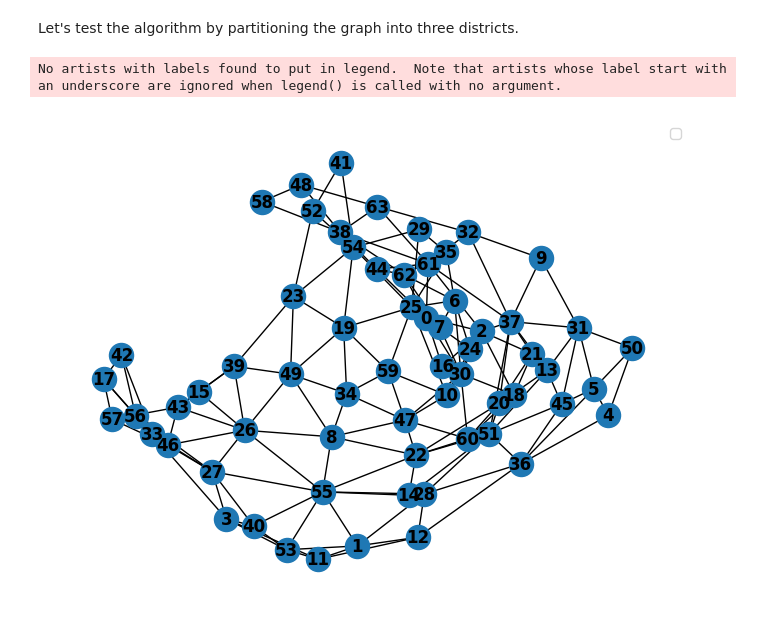
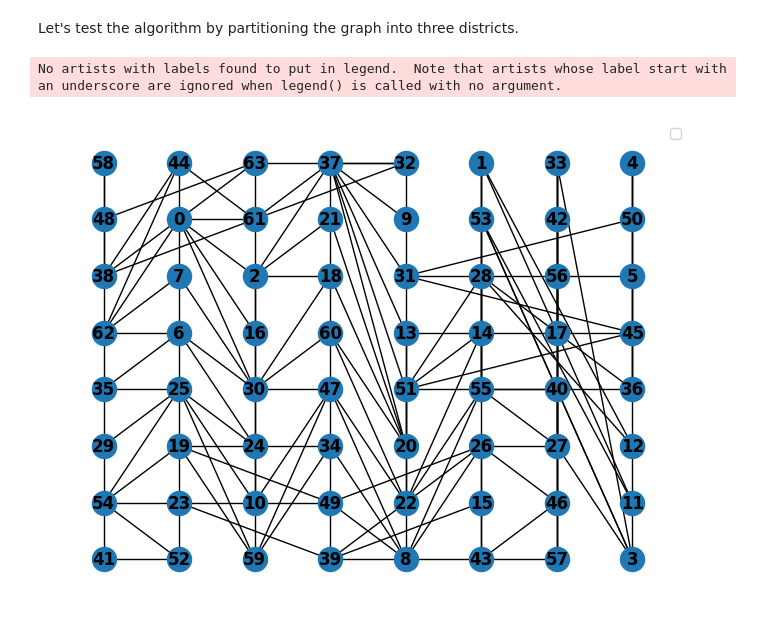
Before and after one commit to MitchellHarrison/markov-redistricting, a Jupyter notebook: scrape/ColoradoGraph.ipynb, the cells around one changed output. Cells and saved outputs as stored; diff of their text form; code cells hidden in the pictures.

Commit message:
square layout

```diff
--- a/scrape/ColoradoGraph.ipynb
+++ b/scrape/ColoradoGraph.ipynb
@@ -321,18 +321,25 @@ Let's test the algorithm by partitioning the graph into three districts.
 # subgraph1 = graph.subgraph(subgraph1_nodes)
 # subgraph2 = graph.subgraph(subgraph2_nodes)
 # subgraph3 = graph.subgraph(subgraph3_nodes)
+# %%
+layout = {41: (0, 0), 54: (0, 1), 29: (0, 2), 35: (0, 3), 62: (0, 4), 38: (0, 5), 48: (0, 6), 58: (0, 7),
+          52: (1, 0), 23: (1, 1), 19: (1, 2), 25: (1, 3), 6: (1, 4), 7: (1, 5), 0: (1, 6), 44: (1, 7),
+          59: (2, 0), 10: (2, 1), 24: (2, 2), 30: (2, 3), 16: (2, 4), 2: (2, 5), 61: (2, 6), 63: (2, 7),
+          39: (3, 0), 49: (3, 1), 34: (3, 2), 47: (3, 3), 60: (3, 4), 18: (3, 5), 21: (3, 6), 37: (3, 7),
+          8: (4, 0), 22: (4, 1), 20: (4, 2), 51: (4, 3), 13: (4, 4), 31: (4, 5), 9: (4, 6), 32: (4, 7),
+          43: (5, 0), 15: (5, 1), 26: (5, 2), 55: (5, 3), 14: (5, 4), 28: (5, 5), 53: (5, 6), 1: (5, 7),
+          57: (6, 0), 46: (6, 1), 27: (6, 2), 40: (6, 3), 17: (6, 4), 56: (6, 5), 42: (6, 6), 33: (6, 7),
+          3: (7, 0), 11: (7, 1), 12: (7, 2), 36: (7, 3), 45: (7, 4), 5: (7, 5), 50: (7, 6), 4: (7, 7)}
 # %%
-pos = nx.spring_layout(graph)  # You can change the layout algorithm as needed
-
-nx.draw(graph, pos, with_labels=True, font_weight='bold')
+nx.draw(graph, pos=layout, with_labels=True, font_weight='bold')
 
 # nx.draw(subgraph1, pos, with_labels=True, font_weight='bold', node_color='r', edge_color='r', label='District 1')
 # nx.draw(subgraph2, pos, with_labels=True, font_weight='bold', node_color='g', edge_color='g', label='District 2')
 # nx.draw(subgraph3, pos, with_labels=True, font_weight='bold', node_color='b', edge_color='b', label='District 3')
 
 
 plt.legend()
 plt.show()
 # %% [output]
 No artists with labels found to put in legend.  Note that artists whose label start with an underscore are ignored when legend() is called with no argument.
-[figure, old version]
+[figure, new version]
```
